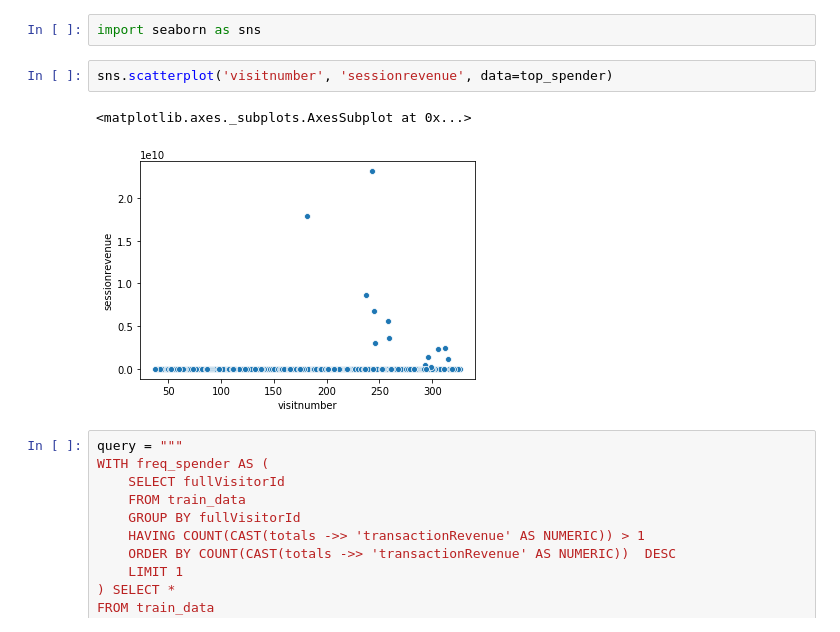
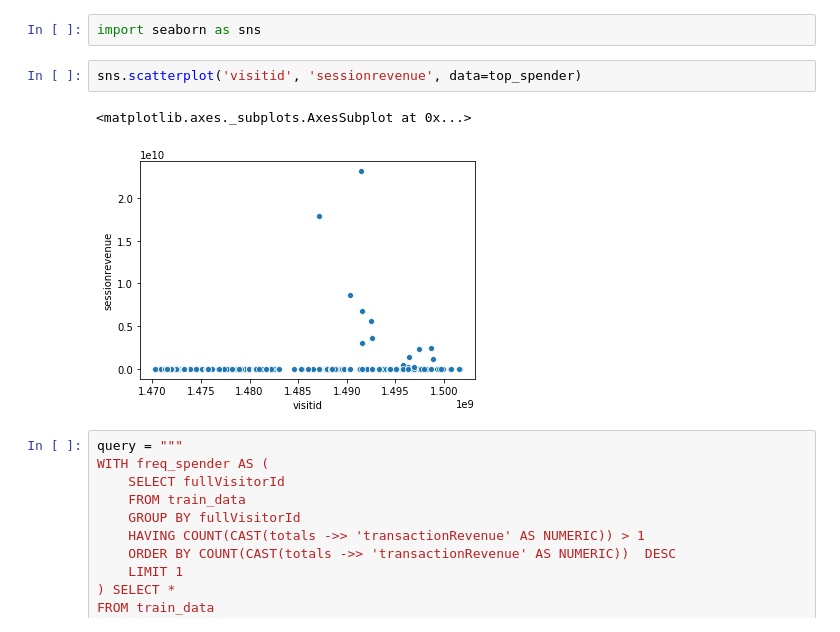
Before and after one commit to romandtse07/google_analytics_kaggle, a Jupyter notebook: SQL.ipynb, the cells around one changed output. Saved outputs shown, nothing was run; the diff lists cells and outputs as text.

```diff
--- a/SQL.ipynb
+++ b/SQL.ipynb
@@ -305,10 +408,10 @@ top_spender = top_spender.assign(visitstarttime = top_spender.visitstarttime.map
 # %%
 import seaborn as sns
 # %%
-sns.scatterplot('visitnumber', 'sessionrevenue', data=top_spender)
+sns.scatterplot('visitid', 'sessionrevenue', data=top_spender)
 # %% [output]
 <matplotlib.axes._subplots.AxesSubplot at 0x...>
-[figure, old version]
+[figure, new version]
 # %%
 query = """
 WITH freq_spender AS (
```
Also changed, not shown: parts of 27 cells of this notebook, 1 other file.
